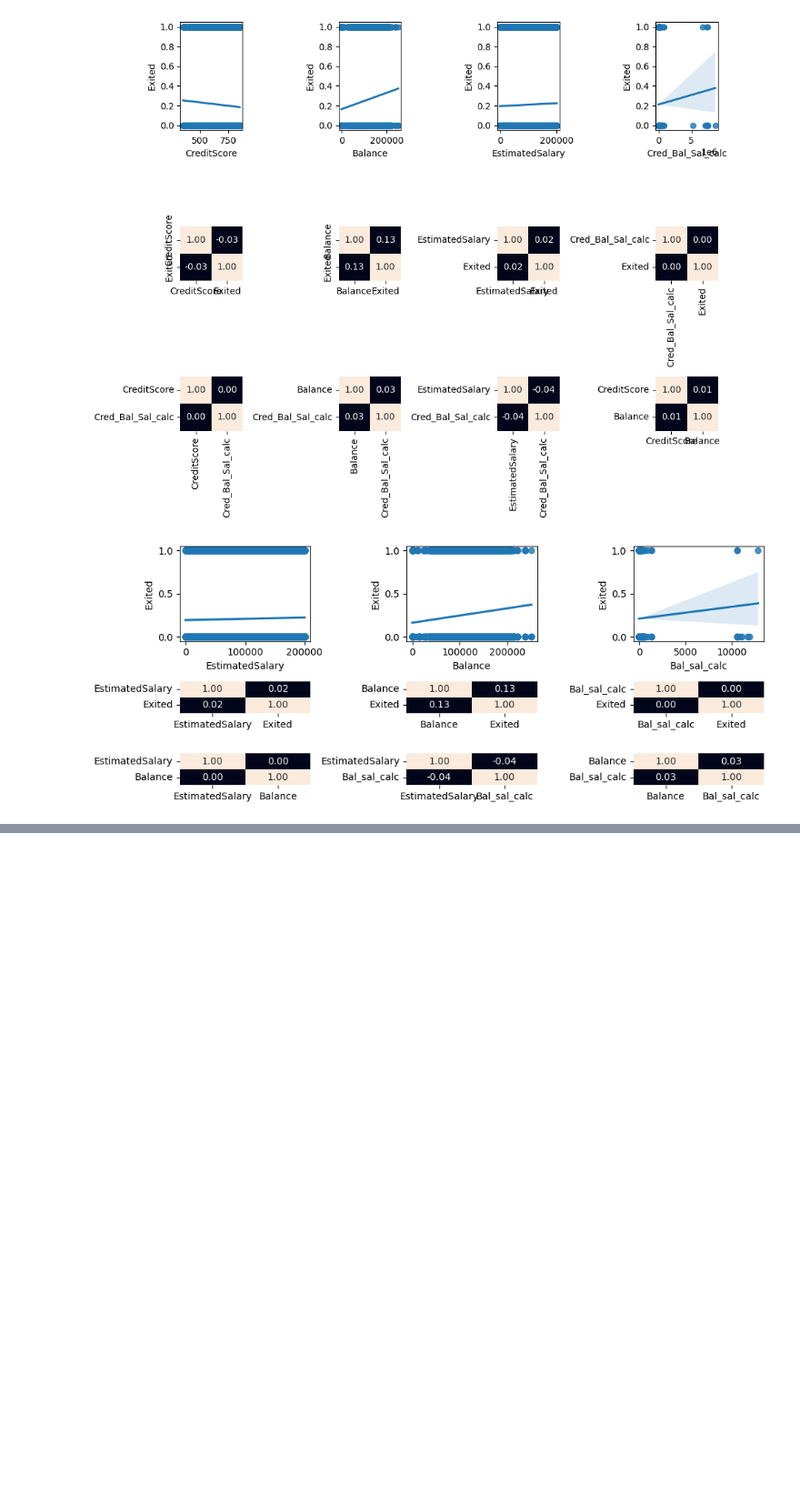
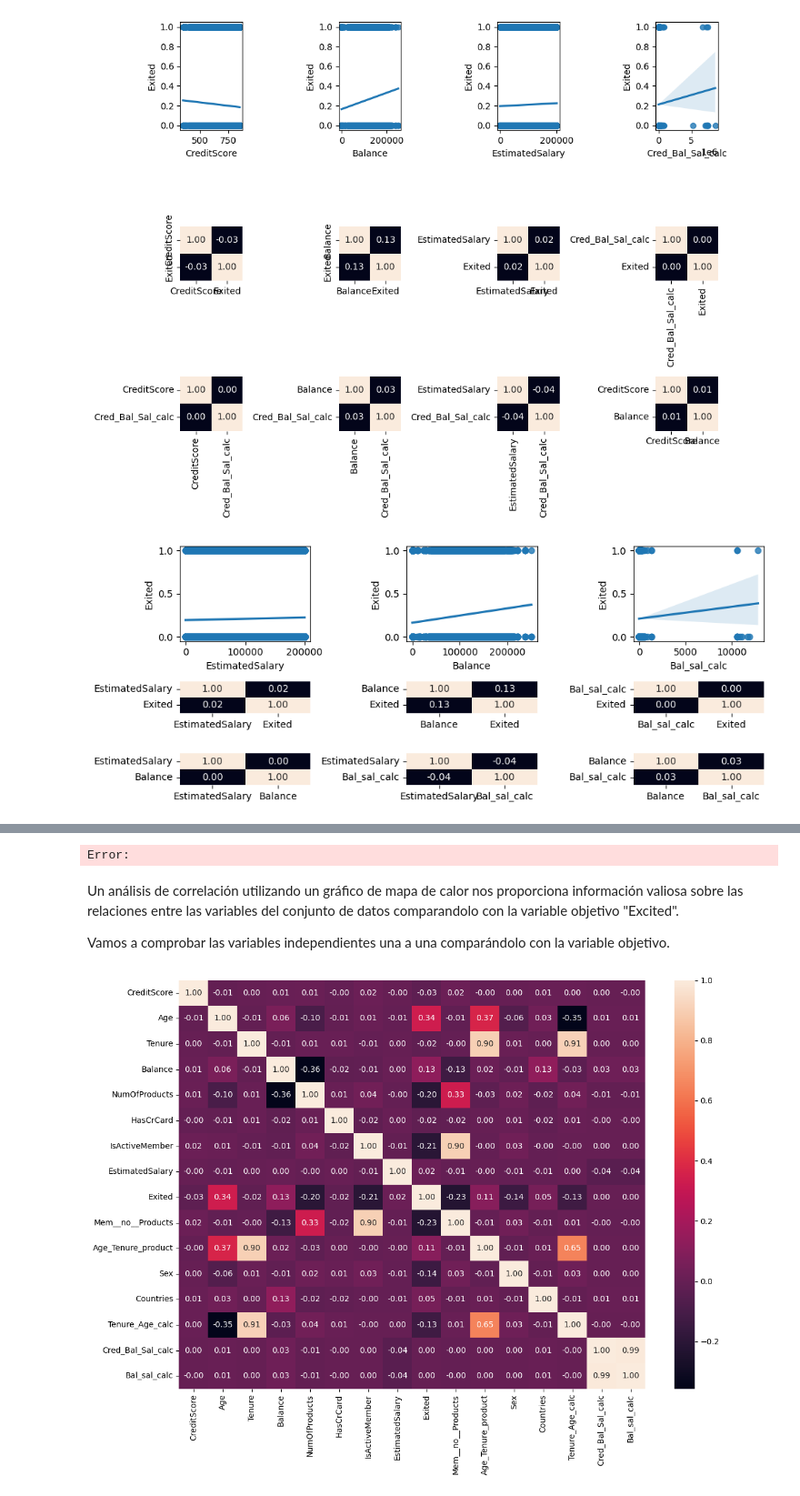
Before and after one commit to 4GeeksAcademy/Proyecto-Bank-Churn-Eli-Isa, a Jupyter notebook: src/explore-Isa.ipynb, the cells around one changed output, grey strips where cells are left out. Shown at 91% size. Saved outputs shown, nothing was run; the diff lists cells and outputs as text; code cells hidden in the pictures; blank space fills up the shorter version.

```diff
--- a/src/explore-Isa.ipynb
+++ b/src/explore-Isa.ipynb
@@ -716,0 +724,36 @@ Esto significa que, según el análisis de correlación lineal, no hay una relac
+# %%
+vars=["Cred_Bal_Sal_calc","Bal_sal_calc"]
+
+for i in range(len(vars)):
+    var=vars[i]
+    #data_clean[var] = pd.to_numeric(data_clean[var], errors='coerce')        # Para asegurar que las variables sean numéricas
+    #data_clean['Exited'] = pd.to_numeric(data_clean['Exited'], errors='coerce')
+
+    fig, axis = plt.subplots(2, 2, figsize=(10, 7), gridspec_kw={'height_ratios': [4, 1]})
+    axis[0, 0].set_title(var)
+    #sns.histplot(ax=axis[0, 0], data=data_clean, x=var, hue="Exited").set(ylabel=None)
+    sns.scatterplot(ax=axis[0, 0], data=data_clean, x=var, hue="Exited").set(ylabel=None)
+    axis[1, 0].set_title(var)
+    sns.regplot(data=data_clean, x=var, y="Exited", ax=axis[0, 1])
+    sns.boxplot(ax=axis[1, 0], data=data_clean, x=var)
+    sns.heatmap(data_clean[[var, "Exited"]].corr(), annot=True, fmt=".2f", cbar=False, ax=axis[1, 1])
+
+plt.tight_layout()
+plt.show()
+# %% [output]
+Error:
+# %% [markdown]
+Un análisis de correlación utilizando un gráfico de mapa de calor nos proporciona información valiosa sobre las relaciones entre las variables del conjunto de datos comparandolo con la variable objetivo "Excited".
+
+Vamos a comprobar las variables independientes una a una comparándolo con la variable objetivo.
+# %%
+fig, axis = plt.subplots(figsize=(12, 9))
+
+# Incluir todas las columnas en el análisis de correlación
+#data_clean.drop("Country_Labels",axis=1,inplace=True)
+sns.heatmap(data_clean.corr(), annot=True, fmt=".2f")
+
+plt.tight_layout()
+plt.show()
+# %% [output]
+[figure, added]
```
Also changed, not shown: parts of 24 cells of this notebook.
